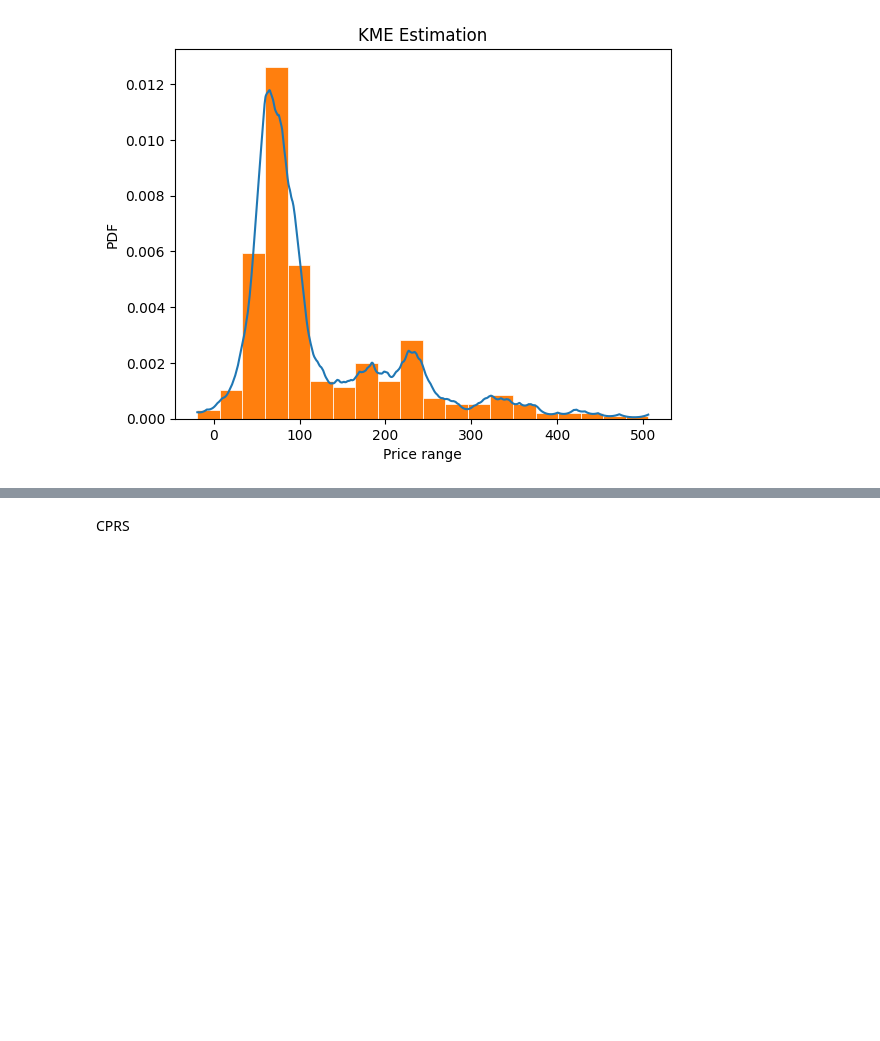
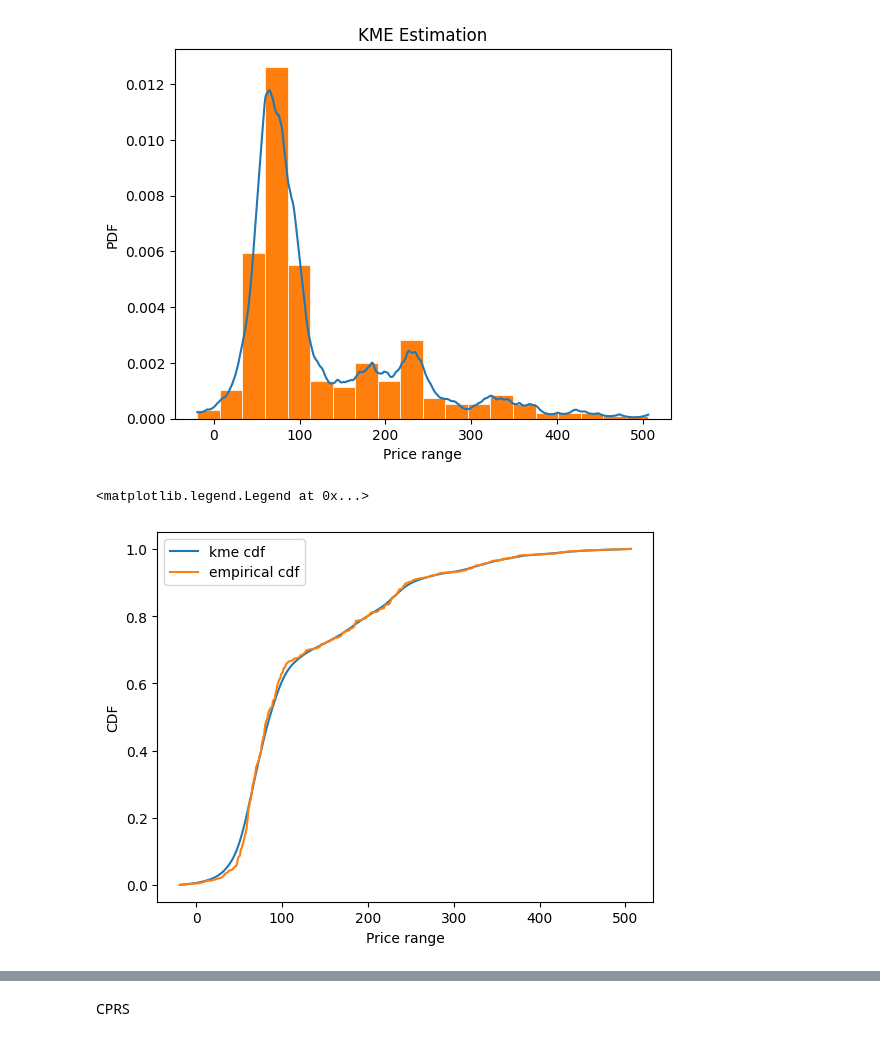
Before and after one commit to luca-pernigo/ThesisKernelMethods, a Jupyter notebook: TestKernel.ipynb, the cells around one changed output, grey strips where cells are left out. Cells and saved outputs as stored; diff of their text form; code cells hidden in the pictures; blank space fills up the shorter version.

```diff
--- a/TestKernel.ipynb
+++ b/TestKernel.ipynb
@@ -66,3 +70,13 @@ Kernel.Kme(xtrain_n)
 Kernel.PlotKde(nbin=20)
 # %% [output]
 [figure]
+# %%
+plt.plot(Kernel.x_axis, np.cumsum(Kernel.y_axis)/np.sum(Kernel.y_axis), label="kme cdf")
+plt.plot(np.sort(xtrain_n.reshape(365,)), cdf_funct(np.sort(xtrain_n.reshape(365,))), label="empirical cdf");
+
+plt.xlabel("Price range")
+plt.ylabel("CDF")
+plt.legend()
+# %% [output]
+<matplotlib.legend.Legend at 0x...>
+[figure, added]
```
Also changed, not shown: parts of 6 cells of this notebook, 2 other files.
